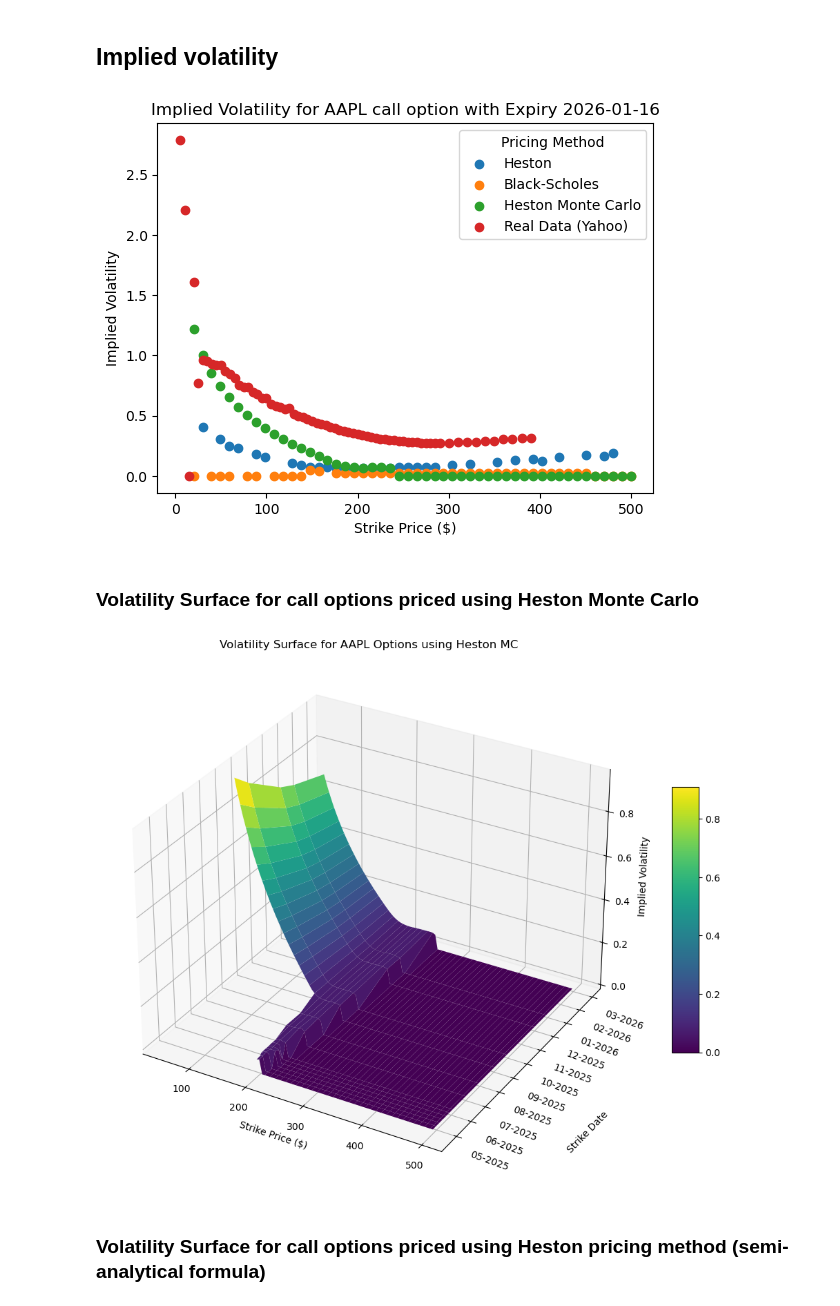
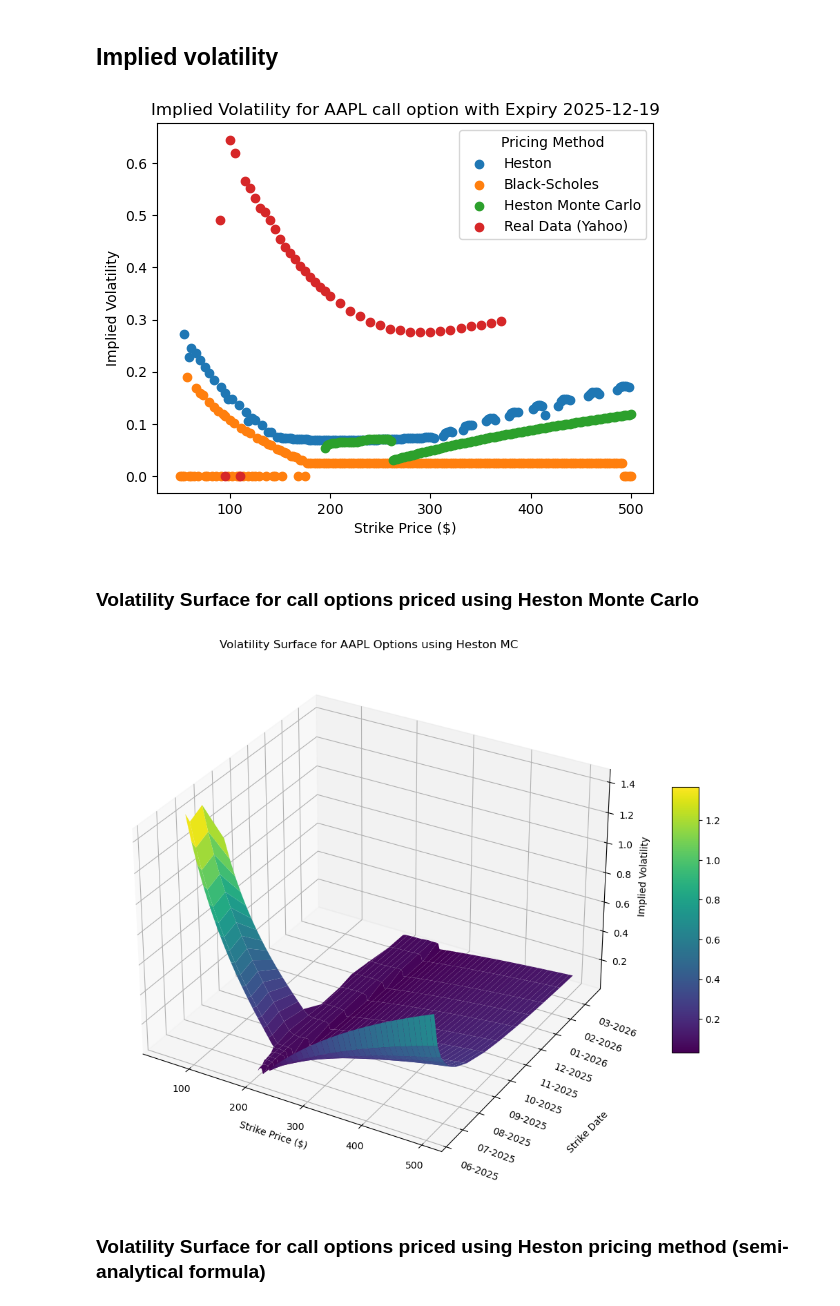
Before and after one commit to maher2k0/mc-heston-option-pricing, a Jupyter notebook: option_analysis.ipynb, the cells around one changed output. Drawn from its saved outputs; the diff is of its cells as text; code cells hidden in the pictures.

```diff
--- a/option_analysis.ipynb
+++ b/option_analysis.ipynb
@@ -31,7 +29,7 @@ strike_dates = yfticker.options
 strike_dates = sorted(strike_dates, key=lambda x: datetime.strptime(x, "%Y-%m-%d")) #Sort strike dates in ascending order
 
 # Get option chain for specific expiration
-exp_date = strike_dates[12]
+exp_date = strike_dates[11]
 df_calls, df_puts, _ = yfticker.option_chain(exp_date)
 # %%
 # Fetch U.S. Treasury yield data from yfinance
@@ -269,6 +270,4 @@ def calculate_implied_volatilities(option_prices,S0, K_array, T, r, option_type=
 # %%
-strikes = np.linspace(20, 500, 50)
-
 bs_call_ivs_2 = implied_vol(black_scholes_call_prices,S0, strikes, trading_days/252, r, flag='c',q=0, return_as='numpy')
 #bs_call_ivs = calculate_implied_volatilities(black_scholes_call_prices, S0, strikes, T, r, option_type='call')
 mc_call_ivs = implied_vol(monte_carlo_call_prices,S0, strikes, trading_days/252, r, flag='c',q=0, return_as='numpy')
@@ -286,7 +285,7 @@ plt.ylabel('Implied Volatility')
 plt.legend(title="Pricing Method")
 plt.show()
 # %% [output]
-[figure, old version]
+[figure, new version]
 # %% [markdown]
 ### Volatility Surface for call options priced using Heston Monte Carlo
 # %%
@@ -296,7 +295,7 @@ strike_date_to_trading_days = {s : len(pd.bdate_range(start=today_date, end=s))
 #Remove strike dates where the trading days are outside the range of MC simulation
 strike_date_to_trading_days = {k: v for k, v in strike_date_to_trading_days.items() if v <= N}
 
-strikes = np.linspace(50, 500, 100)
+strikes = np.linspace(50, 500, 200)
 
 mc_call_ivs_list = []
 
@@ -312,34 +311,34 @@ strike_dates_num = date2num(list(strike_date_to_trading_days.keys()))
 
 # Create a meshgrid for the expiry dates (y) and strikes (x)
 Y, X = np.meshgrid(strike_dates_num, strikes, indexing='ij')
 Z = np.array(mc_call_ivs_list)
 
 # Plot the surface
 fig = plt.figure(figsize=(14, 10))
 ax = fig.add_subplot(111, projection='3d')
 surf = ax.plot_surface(X, Y, Z, cmap='viridis', edgecolor='none')
 
 # Format the Y-axis as dates
 ax.yaxis.set_major_formatter(DateFormatter('%m-%Y'))
 ax.yaxis.set_major_locator(DayLocator(interval=31))  # Adjust the interval for dates
 
 # Rotate date labels for readability
 plt.setp(ax.get_yticklabels(), rotation=45, fontsize=10, ha='right')
 
 # Add labels and title
 ax.set_xlabel('Strike Price ($)')
 ax.set_ylabel('Strike Date', labelpad=40)
 ax.set_zlabel('Implied Volatility')
 ax.set_title('Volatility Surface for {} Options using Heston MC'.format(ticker))
 
 # Add a color bar
 fig.colorbar(surf, ax=ax, shrink=0.5, aspect=10)
 plt.setp(ax.get_yticklabels(), rotation=-20, ha='left')
 
 # Show the plot
 plt.show()
 # %% [output]
-[figure, old version]
+[figure, new version]
 # %% [markdown]
 ### Volatility Surface for call options priced using Heston pricing method (semi-analytical formula)
 # %%
```
Also changed, not shown: parts of 14 cells of this notebook, 2 other files.
